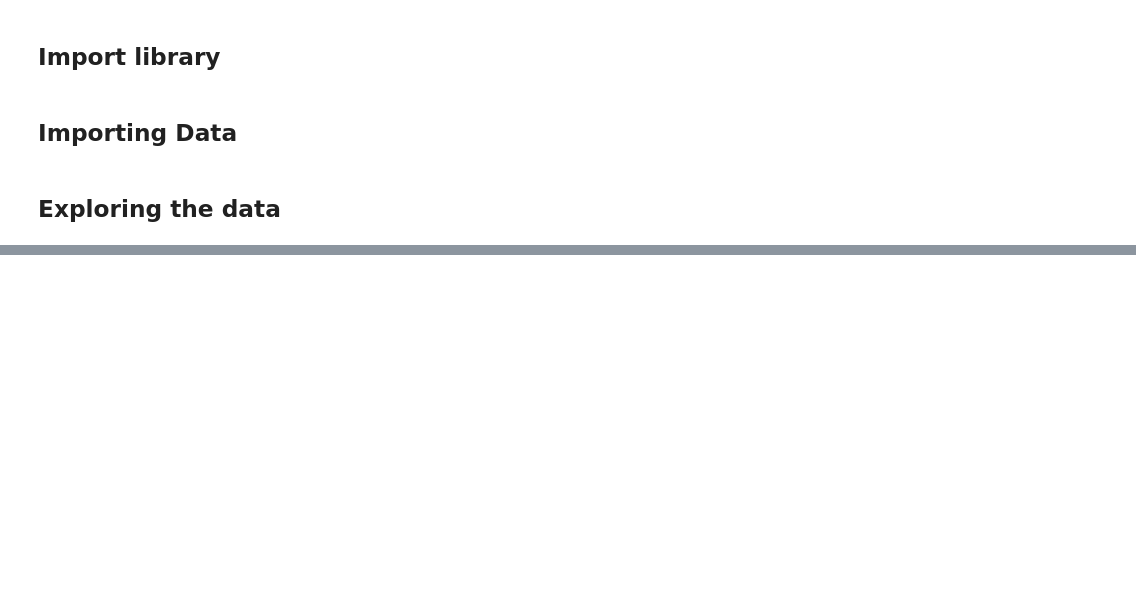
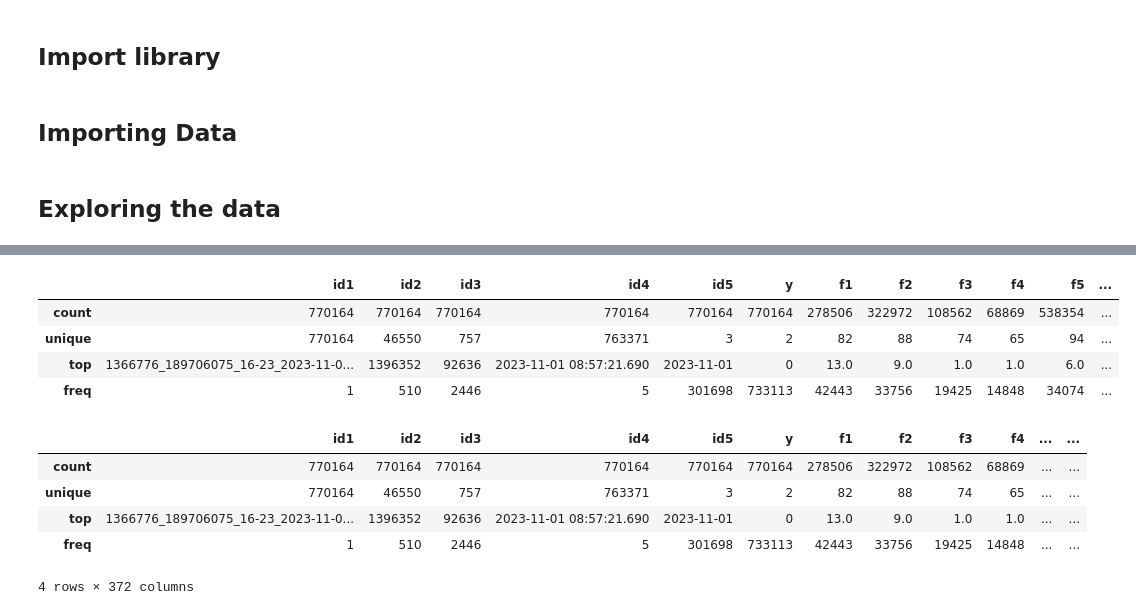
Before and after one commit to aryanthepain/AMEX_hack, a Jupyter notebook: hi.ipynb, the cells around one changed output, grey strips where cells are left out. Cells and saved outputs as stored; diff of their text form; code cells hidden in the pictures; blank space fills up the shorter version.

```diff
--- a/hi.ipynb
+++ b/hi.ipynb
@@ -23,7 +54,19 @@ data_dict
 # %%
 train_df_description = train_df.describe()
 # %%
-# display(HTML(train_df_description.to_html()))
+display(HTML(train_df_description.to_html()))
 train_df_description
+# %% [output]
+|  | id1 | id2 | id3 | id4 | id5 | y | f1 | f2 | f3 | f4 | f5 | ... |
+| count | 770164 | 770164 | 770164 | 770164 | 770164 | 770164 | 278506 | 322972 | 108562 | 68869 | 538354 | ... |
+| unique | 770164 | 46550 | 757 | 763371 | 3 | 2 | 82 | 88 | 74 | 65 | 94 | ... |
+| top | 1366776_189706075_16-23_2023-11-0... | 1396352 | 92636 | 2023-11-01 08:57:21.690 | 2023-11-01 | 0 | 13.0 | 9.0 | 1.0 | 1.0 | 6.0 | ... |
+| freq | 1 | 510 | 2446 | 5 | 301698 | 733113 | 42443 | 33756 | 19425 | 14848 | 34074 | ... |
+|  | id1 | id2 | id3 | id4 | id5 | y | f1 | f2 | f3 | f4 | ... | ... |
+| count | 770164 | 770164 | 770164 | 770164 | 770164 | 770164 | 278506 | 322972 | 108562 | 68869 | ... | ... |
+| unique | 770164 | 46550 | 757 | 763371 | 3 | 2 | 82 | 88 | 74 | 65 | ... | ... |
+| top | 1366776_189706075_16-23_2023-11-0... | 1396352 | 92636 | 2023-11-01 08:57:21.690 | 2023-11-01 | 0 | 13.0 | 9.0 | 1.0 | 1.0 | ... | ... |
+| freq | 1 | 510 | 2446 | 5 | 301698 | 733113 | 42443 | 33756 | 19425 | 14848 | ... | ... |
+4 rows × 372 columns
 # %%
 test_df_description = test_df.describe()
```
Also changed, not shown: parts of 13 cells of this notebook.
